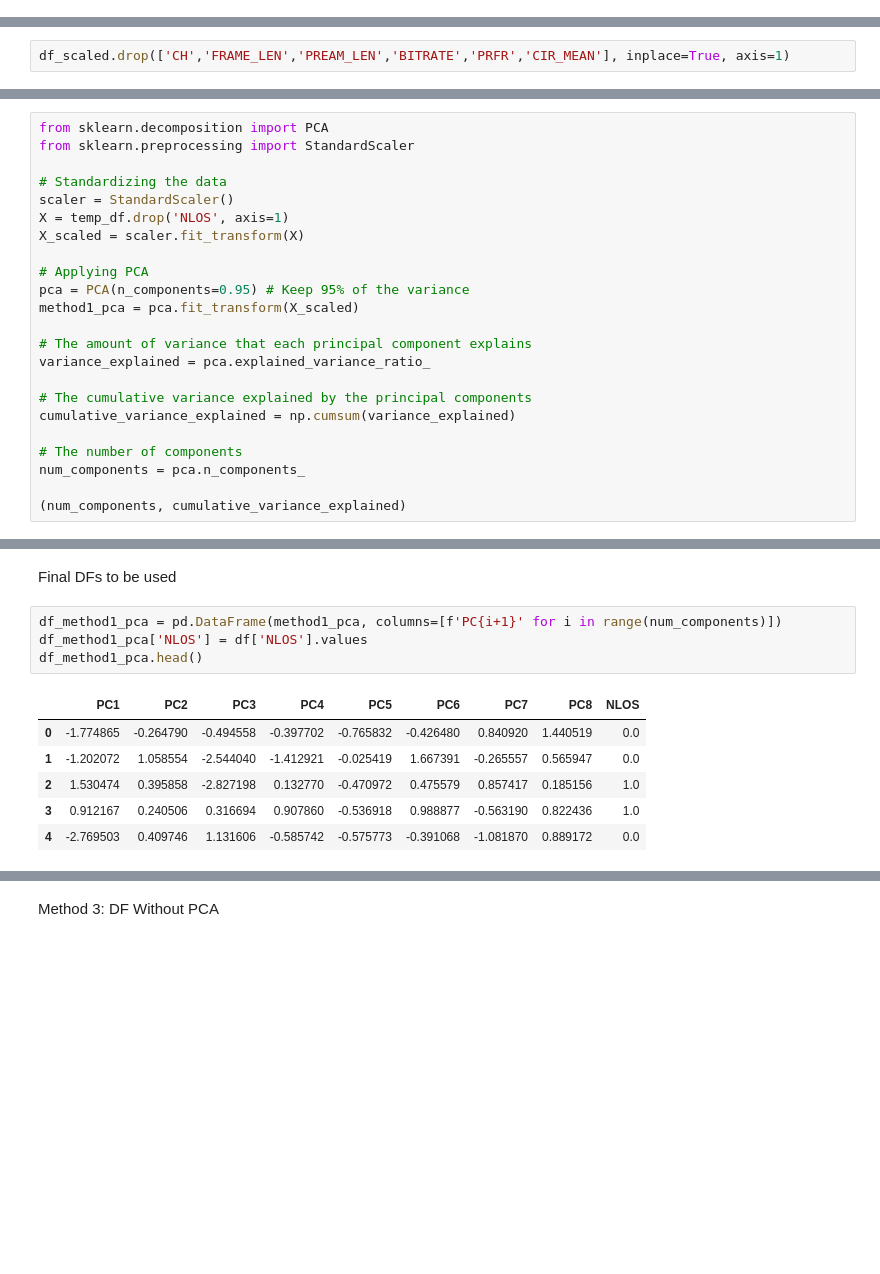
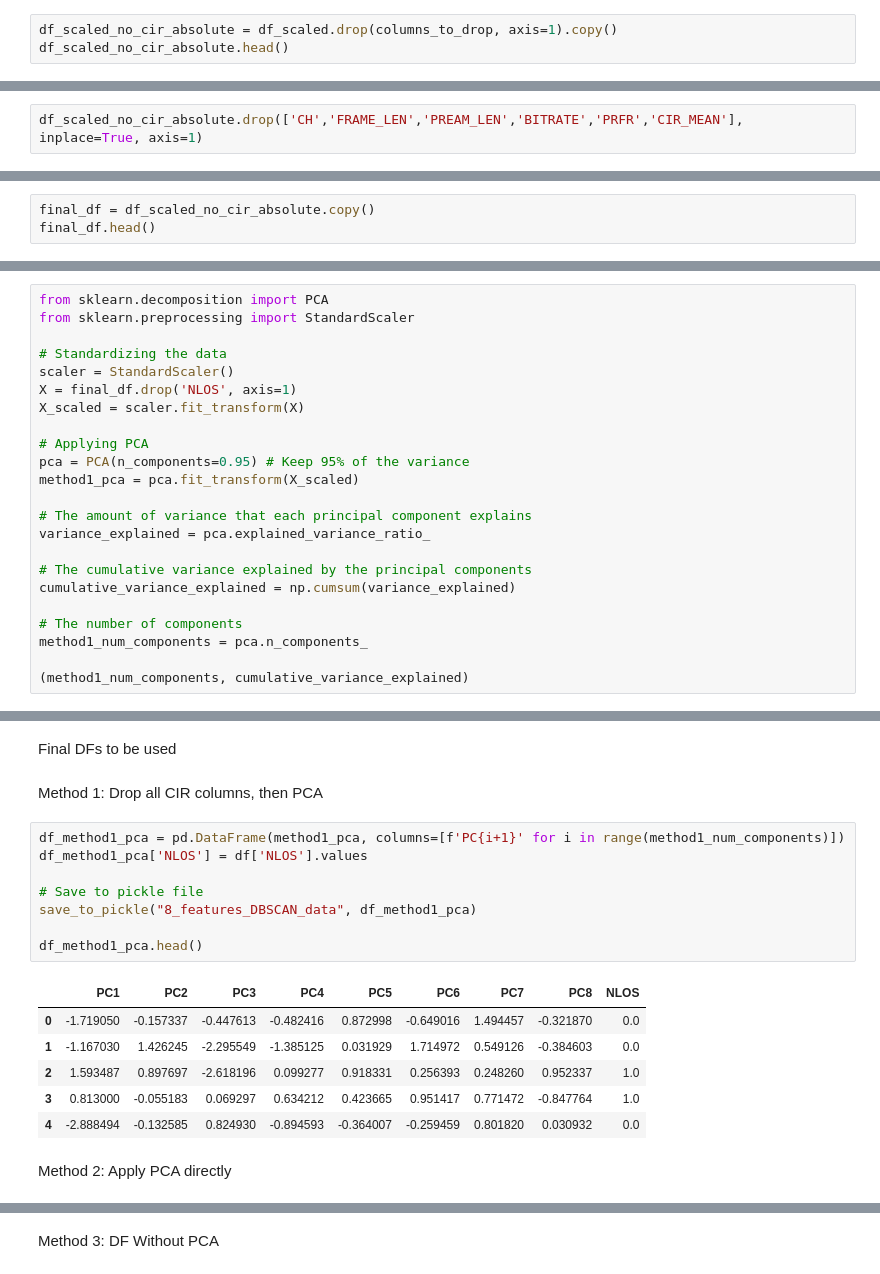
Before and after one commit to ptrpfa/UWB-LOS-NLOS-Classification, a Jupyter notebook: preprocessing.ipynb, the cells around one changed output, grey strips where cells are left out. Drawn from its saved outputs; the diff is of its cells as text; blank space fills up the shorter version.

```diff
--- a/preprocessing.ipynb
+++ b/preprocessing.ipynb
@@ -296,3 +465,6 @@ df_scaled.head()
 | 3 | -0.149205 | 0.964675 | 0.069434 | -0.482612 | -0.718970 | 0.126726 | -0.212049 | -0.324669 | 1.329048 | 0.0 | ... |
 | 4 | -1.121213 | 0.076767 | 1.801780 | 1.069664 | 0.433443 | -0.146138 | 0.323727 | 0.734689 | -1.109168 | 0.0 | ... |
 5 rows × 1038 columns
+# %%
+df_scaled_no_cir_absolute = df_scaled.drop(columns_to_drop, axis=1).copy()
+df_scaled_no_cir_absolute.head()
@@ -354,5 +533,5 @@ feature_importance_df.head(20)
 # %% [markdown]
 Drop unwanted features
 # %%
-df_scaled.drop(['CH','FRAME_LEN','PREAM_LEN','BITRATE','PRFR','CIR_MEAN'], inplace=True, axis=1)
+df_scaled_no_cir_absolute.drop(['CH','FRAME_LEN','PREAM_LEN','BITRATE','PRFR','CIR_MEAN'], inplace=True, axis=1)
 # %%
@@ -435,0 +596,3 @@ temp_df
+# %%
+final_df = df_scaled_no_cir_absolute.copy()
+final_df.head()
@@ -439,7 +609,7 @@ from sklearn.preprocessing import StandardScaler
 
 # Standardizing the data
 scaler = StandardScaler()
-X = temp_df.drop('NLOS', axis=1)
+X = final_df.drop('NLOS', axis=1)
 X_scaled = scaler.fit_transform(X)
 
 # Applying PCA
@@ -453,8 +623,8 @@ variance_explained = pca.explained_variance_ratio_
 cumulative_variance_explained = np.cumsum(variance_explained)
 
 # The number of components
-num_components = pca.n_components_
+method1_num_components = pca.n_components_
 
-(num_components, cumulative_variance_explained)
+(method1_num_components, cumulative_variance_explained)
 # %% [output]
 (8,
@@ -503,14 +673,22 @@ num_components = pca.n_components_
 # %% [markdown]
 Final DFs to be used
+# %% [markdown]
+Method 1: Drop all CIR columns, then PCA
 # %%
-df_method1_pca = pd.DataFrame(method1_pca, columns=[f'PC{i+1}' for i in range(num_components)])
+df_method1_pca = pd.DataFrame(method1_pca, columns=[f'PC{i+1}' for i in range(method1_num_components)])
 df_method1_pca['NLOS'] = df['NLOS'].values
+
+# Save to pickle file
+save_to_pickle("8_features_DBSCAN_data", df_method1_pca)
+
 df_method1_pca.head()
 # %% [output]
 |  | PC1 | PC2 | PC3 | PC4 | PC5 | PC6 | PC7 | PC8 | NLOS |
-| 0 | -1.774865 | -0.264790 | -0.494558 | -0.397702 | -0.765832 | -0.426480 | 0.840920 | 1.440519 | 0.0 |
-| 1 | -1.202072 | 1.058554 | -2.544040 | -1.412921 | -0.025419 | 1.667391 | -0.265557 | 0.565947 | 0.0 |
-| 2 | 1.530474 | 0.395858 | -2.827198 | 0.132770 | -0.470972 | 0.475579 | 0.857417 | 0.185156 | 1.0 |
-| 3 | 0.912167 | 0.240506 | 0.316694 | 0.907860 | -0.536918 | 0.988877 | -0.563190 | 0.822436 | 1.0 |
-| 4 | -2.769503 | 0.409746 | 1.131606 | -0.585742 | -0.575773 | -0.391068 | -1.081870 | 0.889172 | 0.0 |
+| 0 | -1.719050 | -0.157337 | -0.447613 | -0.482416 | 0.872998 | -0.649016 | 1.494457 | -0.321870 | 0.0 |
+| 1 | -1.167030 | 1.426245 | -2.295549 | -1.385125 | 0.031929 | 1.714972 | 0.549126 | -0.384603 | 0.0 |
+| 2 | 1.593487 | 0.897697 | -2.618196 | 0.099277 | 0.918331 | 0.256393 | 0.248260 | 0.952337 | 1.0 |
+| 3 | 0.813000 | -0.055183 | 0.069297 | 0.634212 | 0.423665 | 0.951417 | 0.771472 | -0.847764 | 1.0 |
+| 4 | -2.888494 | -0.132585 | 0.824930 | -0.894593 | -0.364007 | -0.259459 | 0.801820 | 0.030932 | 0.0 |
+# %% [markdown]
+Method 2: Apply PCA directly
 # %%
```
Also changed, not shown: parts of 33 cells of this notebook, 4 other files.
